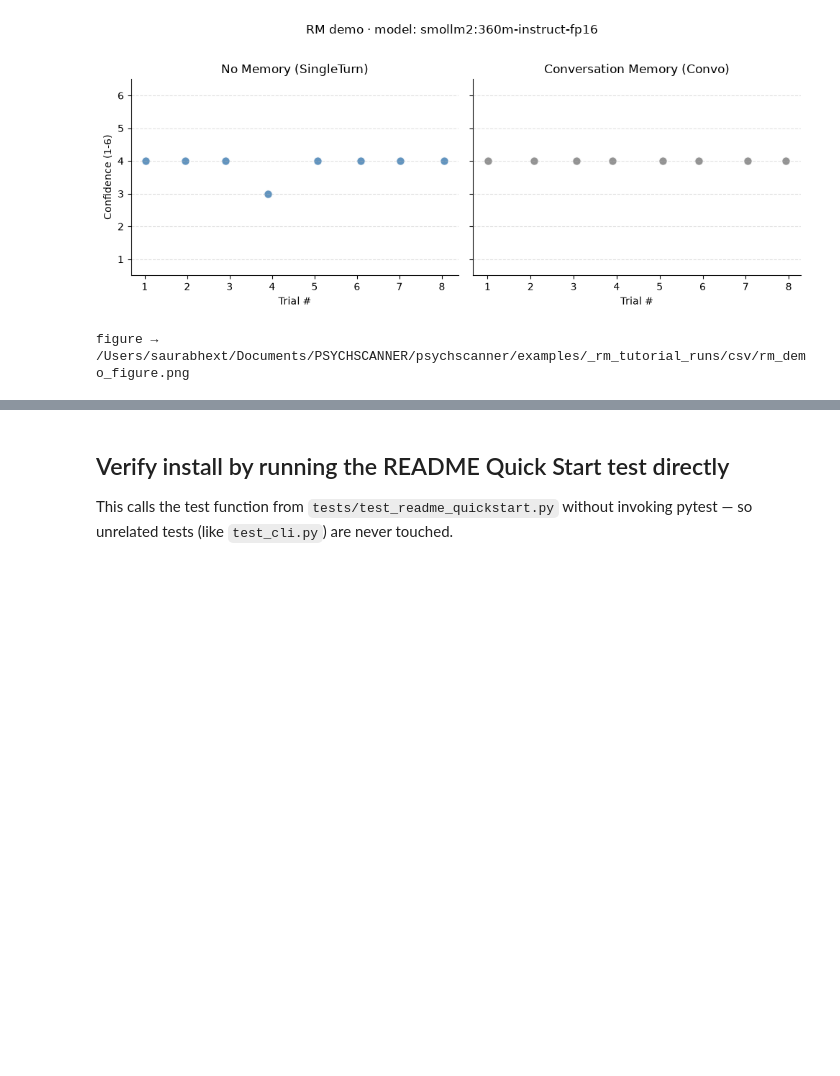
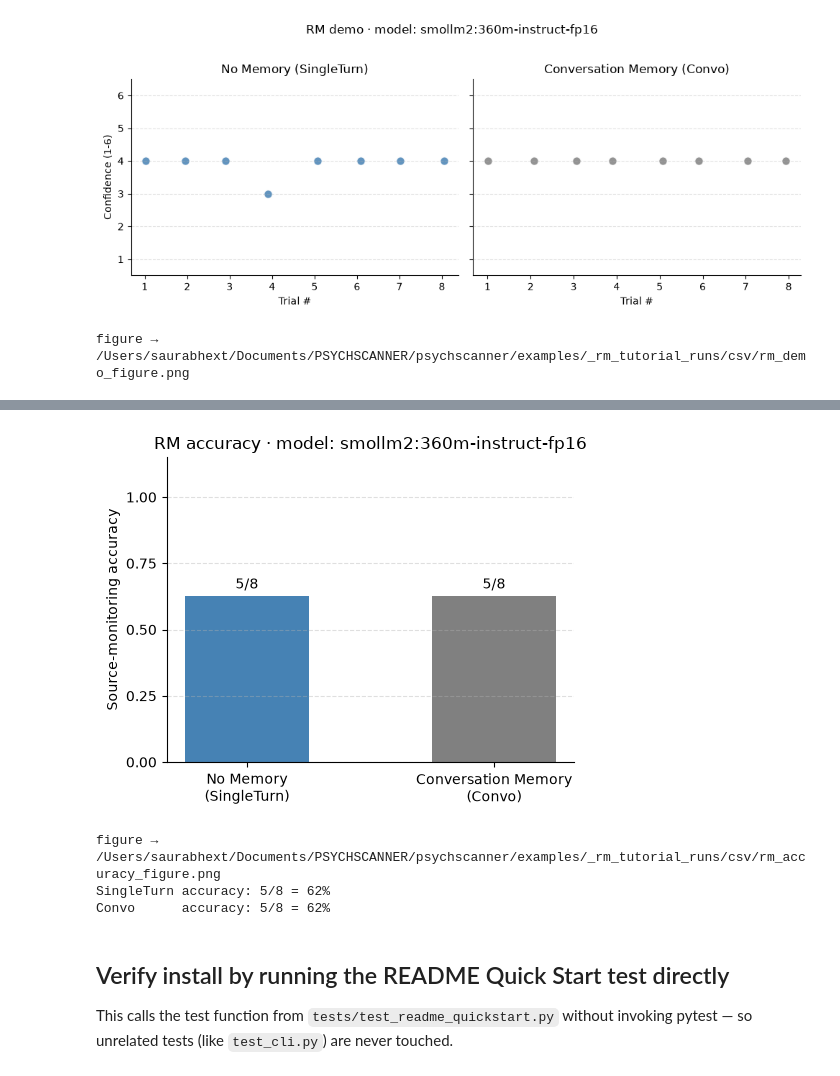
Before and after one commit to saurabhr/psychscanner, a Jupyter notebook: examples/00_quickstart.ipynb, the cells around one changed output, grey strips where cells are left out. Saved outputs shown, nothing was run; the diff lists cells and outputs as text; code cells hidden in the pictures; blank space fills up the shorter version.

```diff
--- a/examples/00_quickstart.ipynb
+++ b/examples/00_quickstart.ipynb
@@ -263,3 +267,41 @@ figure → /Users/saurabhext/Documents/PSYCHSCANNER/psychscanner/examples/_rm_tu
+# %%
+_JUDGE_RE = re.compile(r"Judgment['\"]?\s*[:=]\s*['\"]?(internal|external)")
+_TRUE_SOURCE = {'imagined': 'internal', 'perceived': 'external'}
+
+def load_accuracy(csv_path):
+    df = pd.read_csv(csv_path)
+    df['Judgment'] = df['pred_resp_raw'].apply(
+        lambda s: (m := _JUDGE_RE.search(str(s))) and m.group(1)
+    )
+    true_source = df['trcode'].str.split('_').str[0].map(_TRUE_SOURCE)
+    correct = (df['Judgment'] == true_source).sum()
+    return correct, len(df)
+
+correct_st, n_st = load_accuracy(OUT / 'rm_singleturn.csv')
+correct_cv, n_cv = load_accuracy(OUT / 'rm_convo.csv')
+
+fig, ax = plt.subplots(figsize=(5, 4))
+labels = ['No Memory\n(SingleTurn)', 'Conversation Memory\n(Convo)']
+accs = [correct_st / n_st, correct_cv / n_cv]
+bars = ax.bar(labels, accs, color=['steelblue', 'gray'], width=0.5)
+for bar, acc, correct, n in zip(bars, accs, [correct_st, correct_cv], [n_st, n_cv]):
+    ax.text(bar.get_x() + bar.get_width() / 2, acc + 0.03, f'{correct}/{n}', ha='center', fontsize=10)
+ax.set_ylim(0, 1.15); ax.set_yticks([0, 0.25, 0.5, 0.75, 1.0])
+ax.set_ylabel('Source-monitoring accuracy')
+ax.set_title(f'RM accuracy · model: {MODEL_NAME}')
+ax.grid(axis='y', linestyle='--', alpha=0.4)
+ax.spines[['top', 'right']].set_visible(False)
+plt.tight_layout()
+fig.savefig(OUT / 'rm_accuracy_figure.png', dpi=120, bbox_inches='tight')
+plt.show()
+print(f'figure → {OUT / "rm_accuracy_figure.png"}')
+print(f'SingleTurn accuracy: {correct_st}/{n_st} = {correct_st/n_st:.0%}')
+print(f'Convo      accuracy: {correct_cv}/{n_cv} = {correct_cv/n_cv:.0%}')
+# %% [output]
+[figure, added]
+figure → /Users/saurabhext/Documents/PSYCHSCANNER/psychscanner/examples/_rm_tutorial_runs/csv/rm_accuracy_figure.png
+SingleTurn accuracy: 5/8 = 62%
+Convo      accuracy: 5/8 = 62%
 # %% [markdown]
 ## Verify install by running the README Quick Start test directly
 
```
Also changed, not shown: parts of 6 cells of this notebook, 29 other files.
